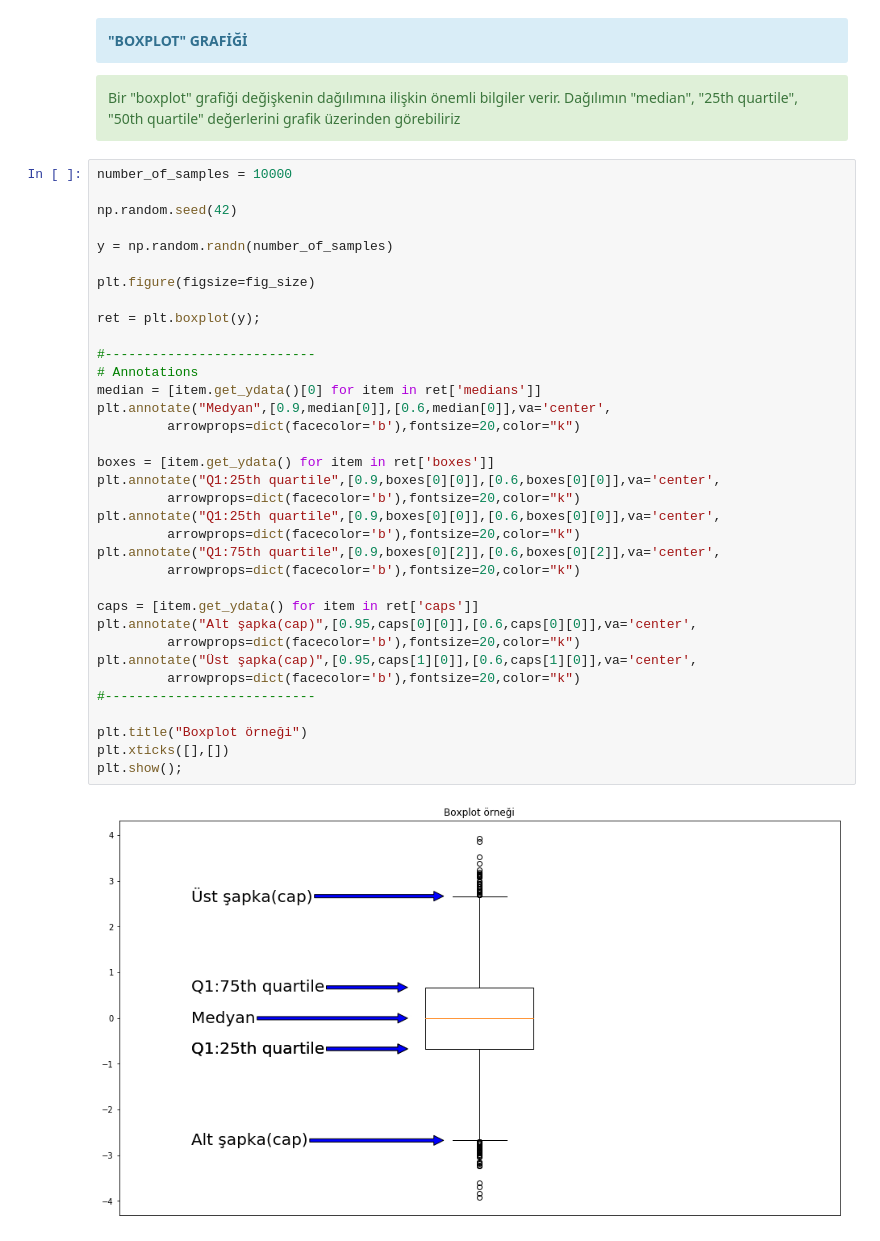
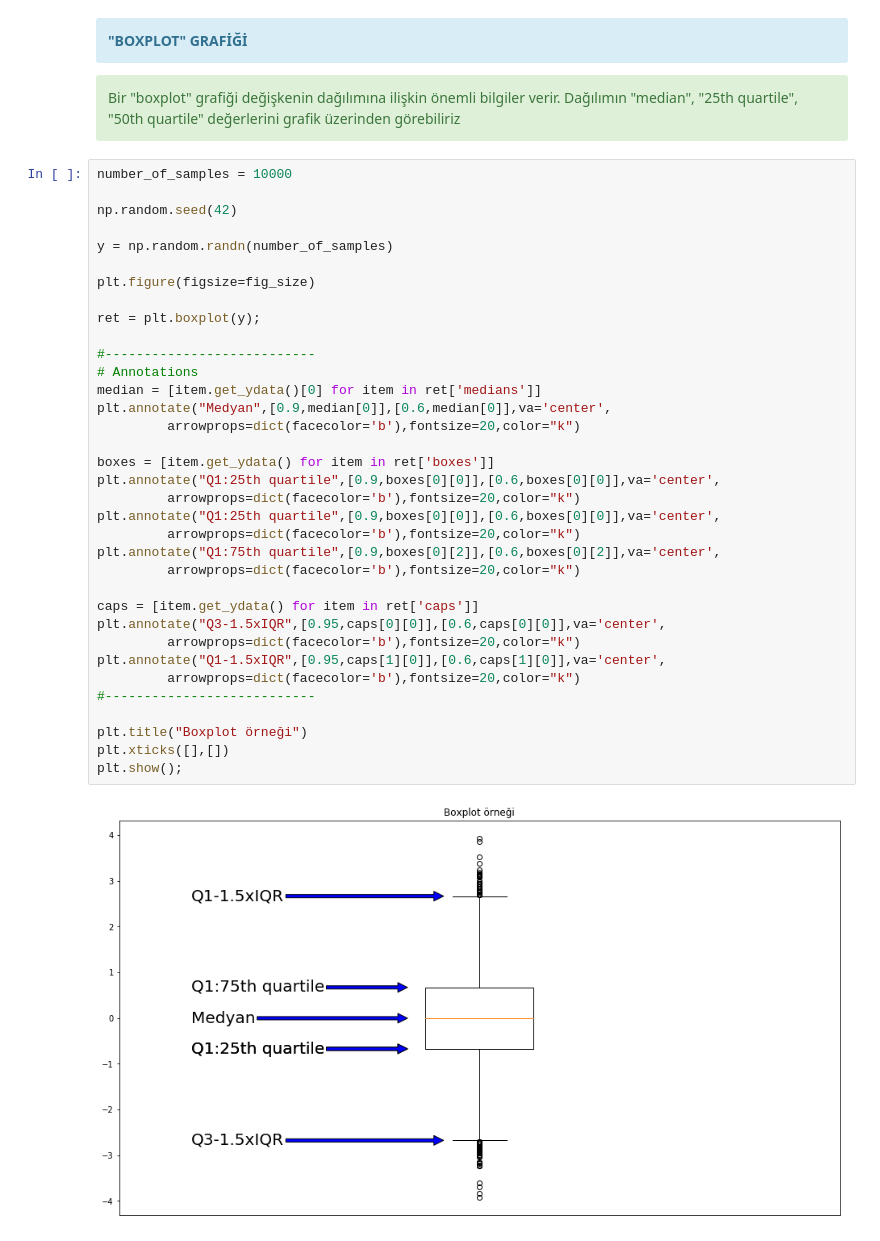
Before and after one commit to azrayildirim/datafloyd_examples, a Jupyter notebook: Visualization/DataVis_matplotlib.ipynb, the cells around one changed output. Drawn from its saved outputs; the diff is of its cells as text.

```diff
--- a/Visualization/DataVis_matplotlib.ipynb
+++ b/Visualization/DataVis_matplotlib.ipynb
@@ -398,33 +398,33 @@ np.random.seed(42)
 
 y = np.random.randn(number_of_samples)
 
 plt.figure(figsize=fig_size)
 
 ret = plt.boxplot(y);
 
 #---------------------------
 # Annotations
 median = [item.get_ydata()[0] for item in ret['medians']]
 plt.annotate("Medyan",[0.9,median[0]],[0.6,median[0]],va='center',
          arrowprops=dict(facecolor='b'),fontsize=20,color="k")
 
 boxes = [item.get_ydata() for item in ret['boxes']]
 plt.annotate("Q1:25th quartile",[0.9,boxes[0][0]],[0.6,boxes[0][0]],va='center',
          arrowprops=dict(facecolor='b'),fontsize=20,color="k")
 plt.annotate("Q1:25th quartile",[0.9,boxes[0][0]],[0.6,boxes[0][0]],va='center',
          arrowprops=dict(facecolor='b'),fontsize=20,color="k")
 plt.annotate("Q1:75th quartile",[0.9,boxes[0][2]],[0.6,boxes[0][2]],va='center',
          arrowprops=dict(facecolor='b'),fontsize=20,color="k")
 
 caps = [item.get_ydata() for item in ret['caps']]
-plt.annotate("Alt şapka(cap)",[0.95,caps[0][0]],[0.6,caps[0][0]],va='center',
+plt.annotate("Q3-1.5xIQR",[0.95,caps[0][0]],[0.6,caps[0][0]],va='center',
          arrowprops=dict(facecolor='b'),fontsize=20,color="k")
-plt.annotate("Üst şapka(cap)",[0.95,caps[1][0]],[0.6,caps[1][0]],va='center',
+plt.annotate("Q1-1.5xIQR",[0.95,caps[1][0]],[0.6,caps[1][0]],va='center',
          arrowprops=dict(facecolor='b'),fontsize=20,color="k")
 #---------------------------
 
 plt.title("Boxplot örneği")
 plt.xticks([],[])
 plt.show();
 # %% [output]
-[figure, old version]
+[figure, new version]
```
Also changed, not shown: parts of 3 cells of this notebook, 12 other files.
